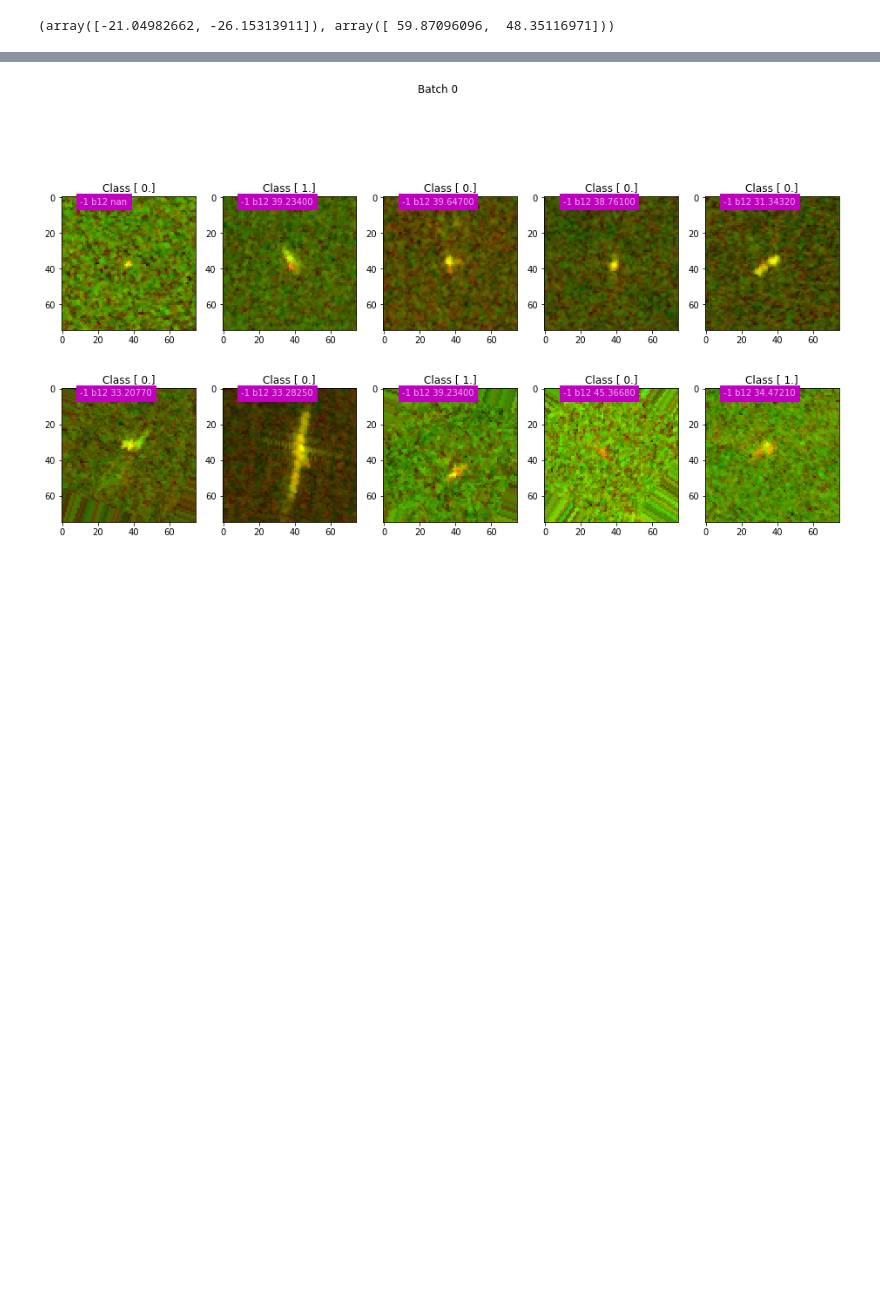
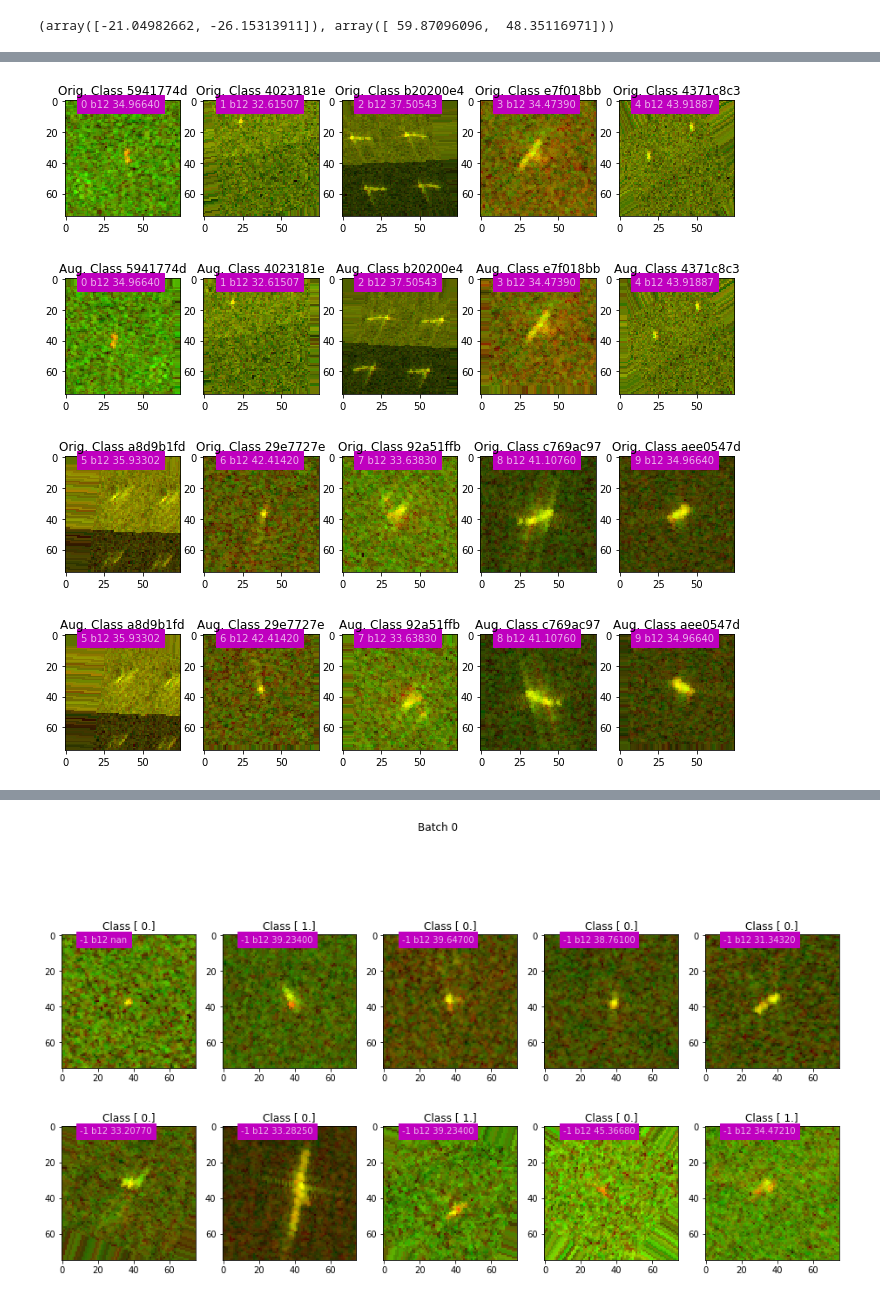
Before and after one commit to vfdev-5/IcebergClassification, a Jupyter notebook: notebooks/check_dataflow.ipynb, the cells around one changed output, grey strips where cells are left out. Saved outputs shown, nothing was run; the diff lists cells and outputs as text; code cells hidden in the pictures; blank space fills up the shorter version.

```diff
--- a/notebooks/check_dataflow.ipynb
+++ b/notebooks/check_dataflow.ipynb
@@ -134,6 +185,9 @@ train_aug_ds = TransformedDataset(trainval_ds,
 val_aug_ds = TransformedDataset(trainval_ds,
                                 x_transforms=partial(x_transform, aug_fn=test_aug),
                                 y_transforms=y_transform)
+
+test_aug_ds = TransformedDataset(test_ds,
+                                 x_transforms=partial(x_transform, aug_fn=test_aug))
 # %%
 display_data_augmentations(trainval_ds, train_aug_ds, max_datapoints=10)
 # %% [output]
@@ -142,3 +196,8 @@ display_data_augmentations(trainval_ds, train_aug_ds, max_datapoints=10)
+# %%
+display_data_augmentations(test_ds, test_aug_ds, max_datapoints=10)
+# %% [output]
+[figure, added]
+[figure, added]
 # %%
 display_dataset(train_aug_ds, max_datapoints=5, show_info=True)
 # %% [output]
```
Also changed, not shown: parts of 8 cells of this notebook, 35 other files.
